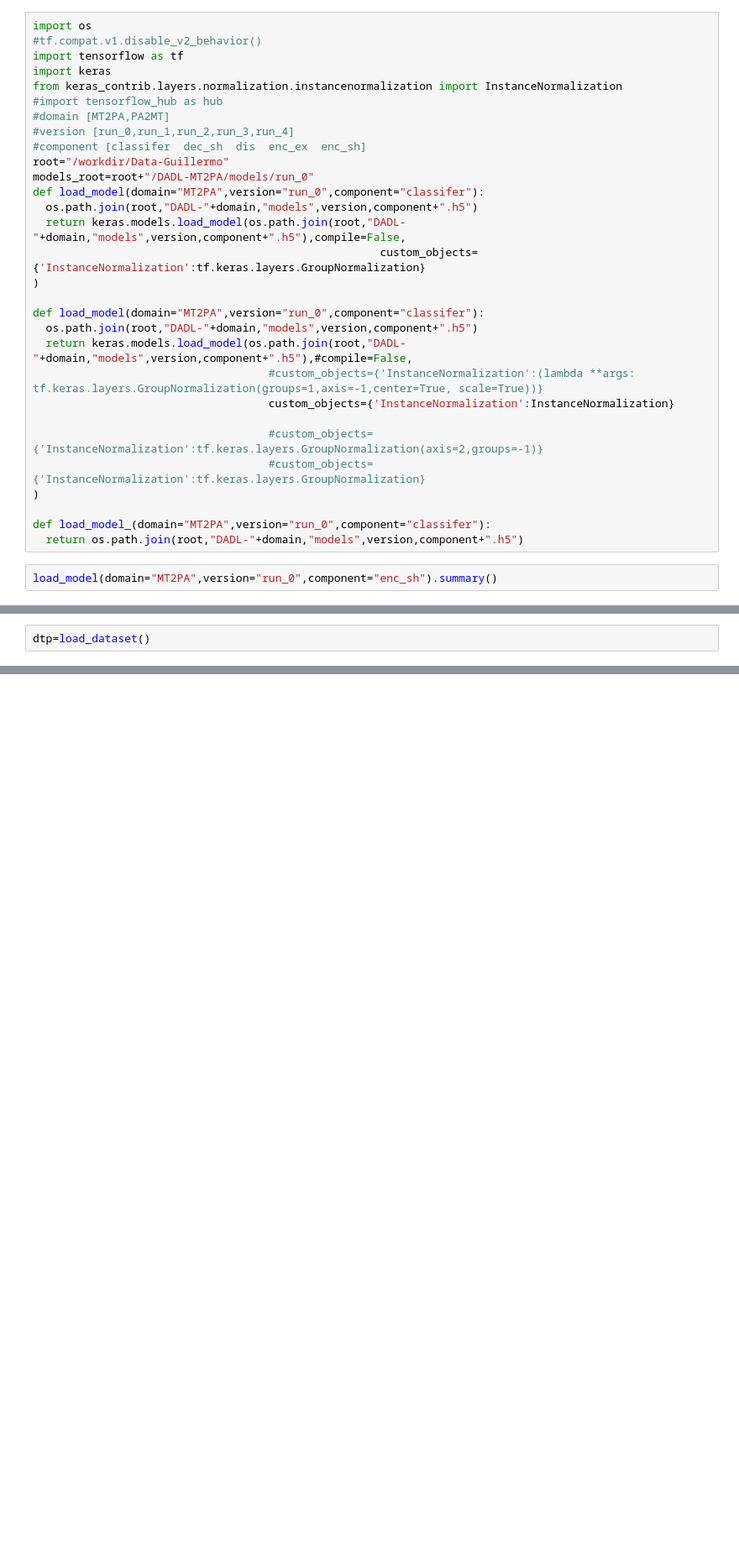
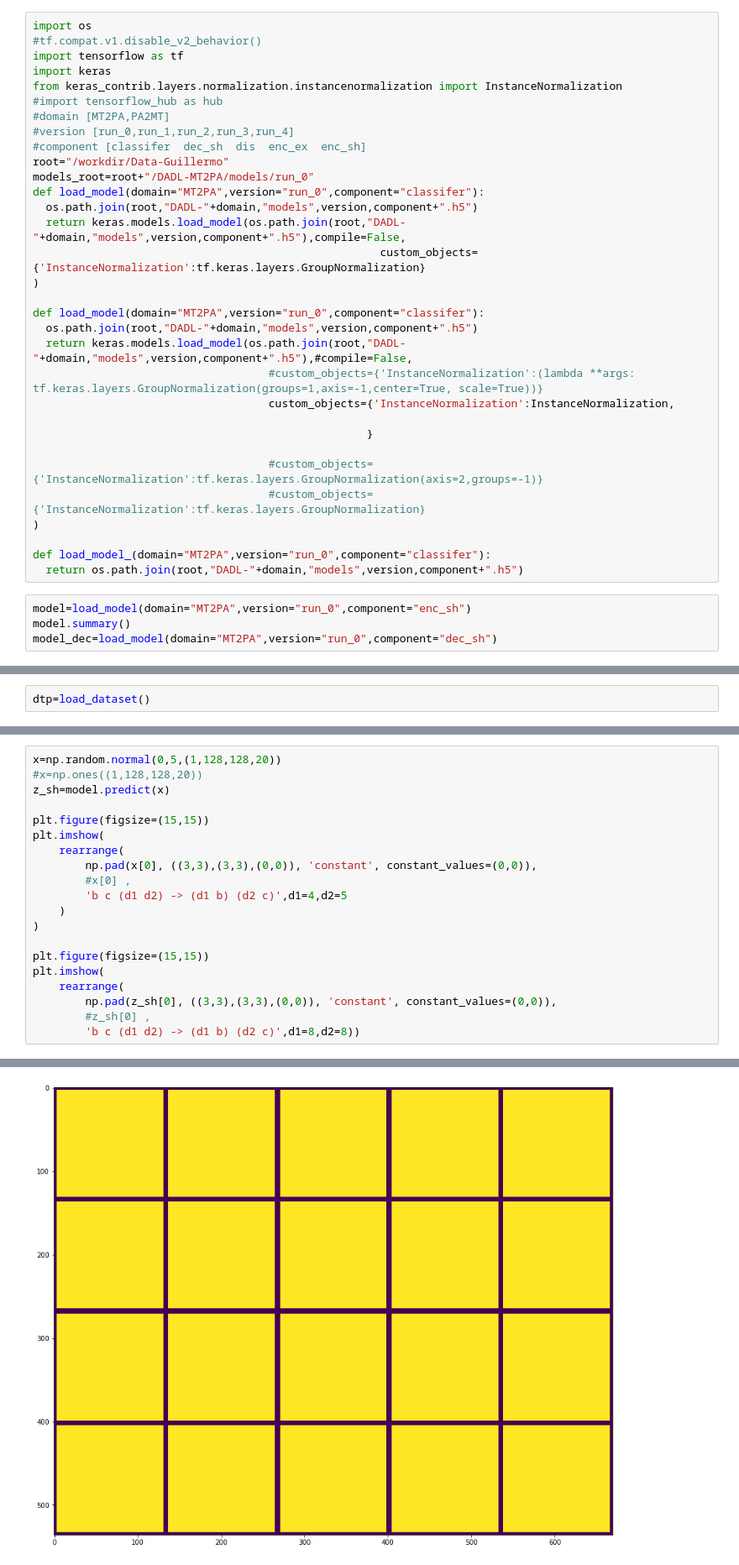
Before and after one commit to grmc1999/ELE2006, a Jupyter notebook: Notebooks/Prj.ipynb, the cells around one changed output, grey strips where cells are left out. Shown at 84% size. Cells and saved outputs as stored; diff of their text form; blank space fills up the shorter version.

```diff
--- a/Notebooks/Prj.ipynb
+++ b/Notebooks/Prj.ipynb
@@ -109,7 +98,9 @@ def load_model(domain="MT2PA",version="run_0",component="classifer"):
   os.path.join(root,"DADL-"+domain,"models",version,component+".h5")
   return keras.models.load_model(os.path.join(root,"DADL-"+domain,"models",version,component+".h5"),#compile=False,
                                     #custom_objects={'InstanceNormalization':(lambda **args: tf.keras.layers.GroupNormalization(groups=1,axis=-1,center=True, scale=True))}
-                                    custom_objects={'InstanceNormalization':InstanceNormalization}
+                                    custom_objects={'InstanceNormalization':InstanceNormalization,
+
+                                                   }
 
                                     #custom_objects={'InstanceNormalization':tf.keras.layers.GroupNormalization(axis=2,groups=-1)}
                                     #custom_objects={'InstanceNormalization':tf.keras.layers.GroupNormalization}
@@ -118,5 +109,7 @@ def load_model(domain="MT2PA",version="run_0",component="classifer"):
 def load_model_(domain="MT2PA",version="run_0",component="classifer"):
   return os.path.join(root,"DADL-"+domain,"models",version,component+".h5")
 # %%
-load_model(domain="MT2PA",version="run_0",component="enc_sh").summary()
+model=load_model(domain="MT2PA",version="run_0",component="enc_sh")
+model.summary()
+model_dec=load_model(domain="MT2PA",version="run_0",component="dec_sh")
 # %% [output]
@@ -162,0 +203,21 @@ dtp=load_dataset()
+# %%
+x=np.random.normal(0,5,(1,128,128,20))
+#x=np.ones((1,128,128,20))
+z_sh=model.predict(x)
+
+plt.figure(figsize=(15,15))
+plt.imshow(
+    rearrange(
+        np.pad(x[0], ((3,3),(3,3),(0,0)), 'constant', constant_values=(0,0)),
+        #x[0] ,
+        'b c (d1 d2) -> (d1 b) (d2 c)',d1=4,d2=5
+    )
+)
+
+plt.figure(figsize=(15,15))
+plt.imshow(
+    rearrange(
+        np.pad(z_sh[0], ((3,3),(3,3),(0,0)), 'constant', constant_values=(0,0)),
+        #z_sh[0] ,
+        'b c (d1 d2) -> (d1 b) (d2 c)',d1=8,d2=8))
+# %% [output]
@@ -162,0 +225 @@ dtp=load_dataset()
+[figure, added]
```
Also changed, not shown: parts of 8 cells of this notebook, 3 other files.
